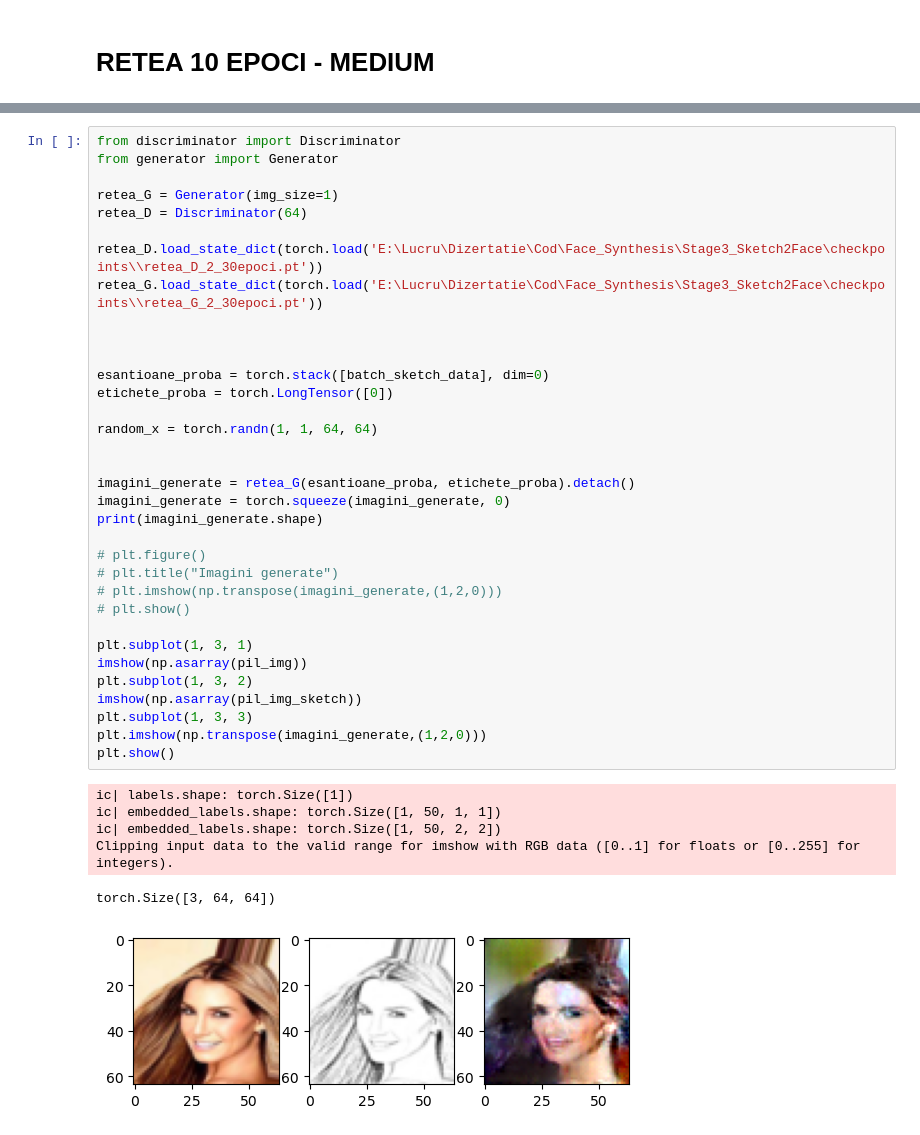
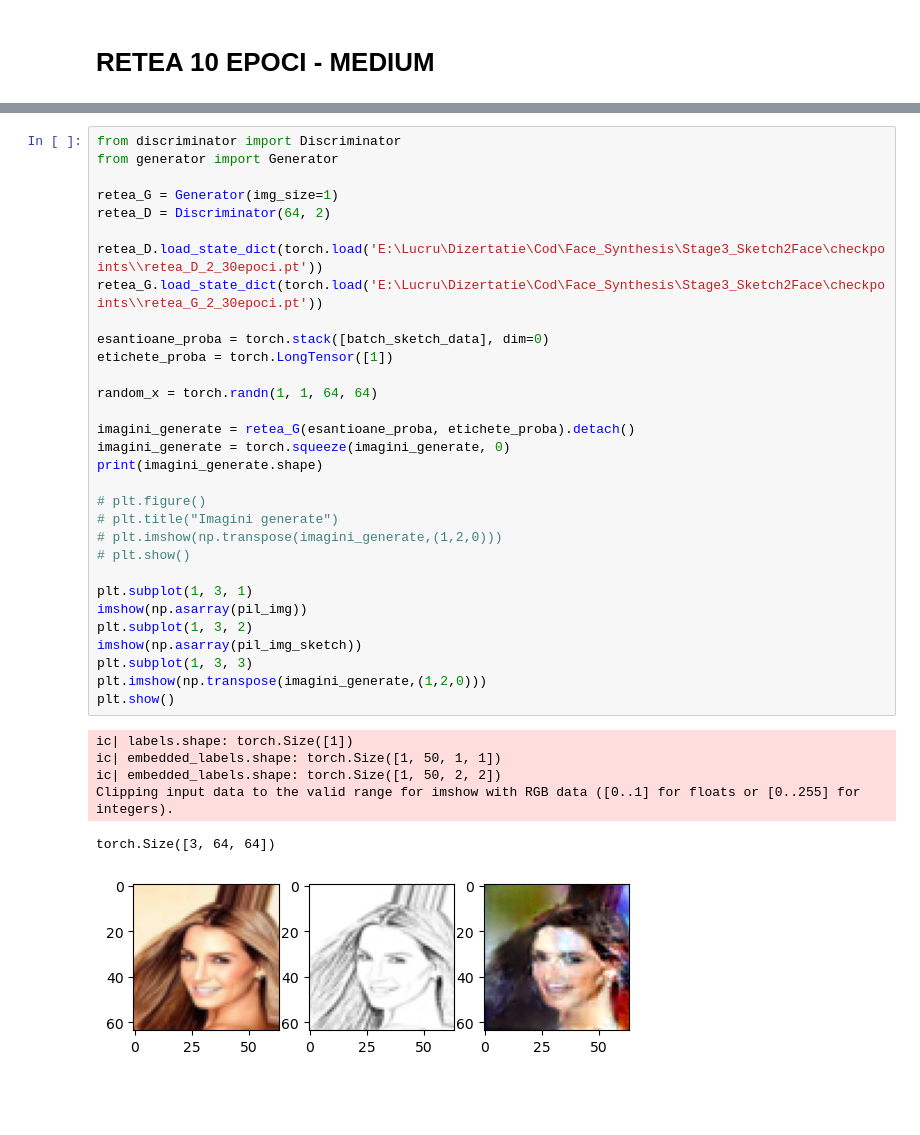
Before and after one commit to teodora-vaman/Face_Synthesis, a Jupyter notebook: Stage3_Sketch2Face/sandbox.ipynb, the cells around one changed output, grey strips where cells are left out. Saved outputs shown, nothing was run; the diff lists cells and outputs as text; blank space fills up the shorter version.

```diff
--- a/Stage3_Sketch2Face/sandbox.ipynb
+++ b/Stage3_Sketch2Face/sandbox.ipynb
@@ -145,39 +160,36 @@ from discriminator import Discriminator
 from generator import Generator
 
 retea_G = Generator(img_size=1)
-retea_D = Discriminator(64)
+retea_D = Discriminator(64, 2)
 
 retea_D.load_state_dict(torch.load('E:\Lucru\Dizertatie\Cod\Face_Synthesis\Stage3_Sketch2Face\checkpoints\\retea_D_2_30epoci.pt'))
 retea_G.load_state_dict(torch.load('E:\Lucru\Dizertatie\Cod\Face_Synthesis\Stage3_Sketch2Face\checkpoints\\retea_G_2_30epoci.pt'))
 
-
-
 esantioane_proba = torch.stack([batch_sketch_data], dim=0)
-etichete_proba = torch.LongTensor([0])
+etichete_proba = torch.LongTensor([1])
 
 random_x = torch.randn(1, 1, 64, 64)
-
 
 imagini_generate = retea_G(esantioane_proba, etichete_proba).detach()
 imagini_generate = torch.squeeze(imagini_generate, 0)
 print(imagini_generate.shape)
 
 # plt.figure()
 # plt.title("Imagini generate")
 # plt.imshow(np.transpose(imagini_generate,(1,2,0)))
 # plt.show()
 
 plt.subplot(1, 3, 1)
 imshow(np.asarray(pil_img))
 plt.subplot(1, 3, 2)
 imshow(np.asarray(pil_img_sketch))
 plt.subplot(1, 3, 3)
 plt.imshow(np.transpose(imagini_generate,(1,2,0)))
 plt.show()
 # %% [output]
 ic| labels.shape: torch.Size([1])
 ic| embedded_labels.shape: torch.Size([1, 50, 1, 1])
 ic| embedded_labels.shape: torch.Size([1, 50, 2, 2])
 Clipping input data to the valid range for imshow with RGB data ([0..1] for floats or [0..255] for integers).
 torch.Size([3, 64, 64])
-[figure, old version]
+[figure, new version]
```
Also changed, not shown: parts of 2 cells of this notebook, 6 other files.
